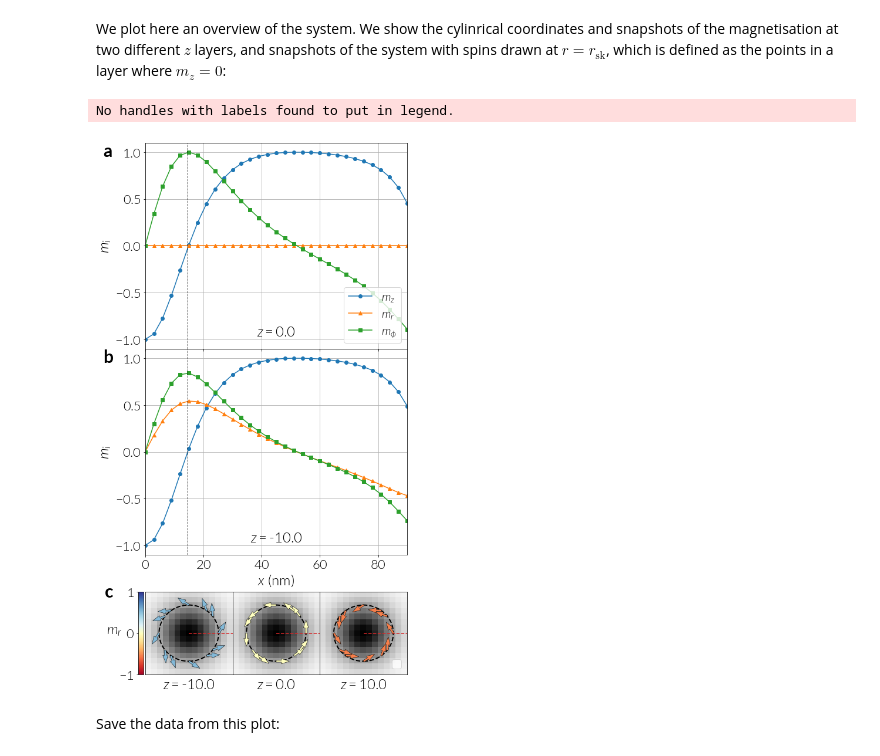
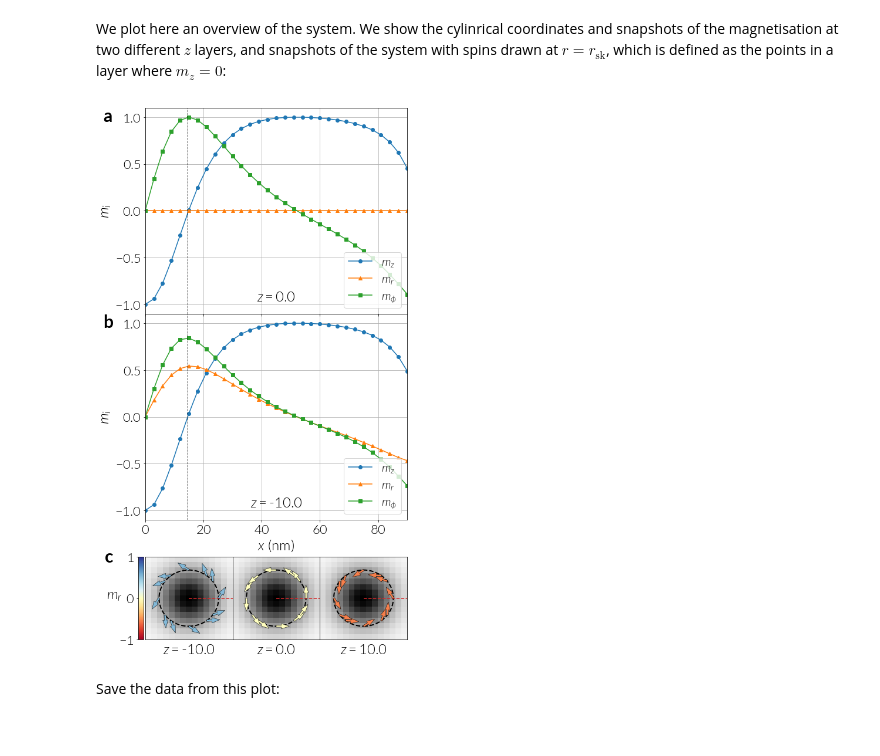
Before and after one commit to fangohr/paper-supplement-standard-problem-dmi, a Jupyter notebook: notebooks/3d_problem_cylinder.ipynb, the cells around one changed output. Saved outputs shown, nothing was run; the diff lists cells and outputs as text; code cells hidden in the pictures.

Commit message:
Updated fig legend

```diff
--- a/notebooks/3d_problem_cylinder.ipynb
+++ b/notebooks/3d_problem_cylinder.ipynb
@@ -348,7 +348,7 @@ axs[1].plot(x_fidimag(0), mphi_fidimag(0), label=r'$m_{\phi}$', marker=marks[2])
 axs[1].axvline(x=r_sk_F, color='k', lw=1, ls='--')
 
 axs[1].grid()
-plt.legend(loc=4)
+axs[1].legend(loc=4)
 axs[1].set_xlim(0, 90)
 axs[1].set_ylim(-1.1, 1.1)
 
@@ -420,35 +420,34 @@ for i, layer in enumerate([0, 5, -1]):
     xl = np.linspace(0, 25, 20)
     axs[i].plot(xl, np.zeros_like(xl), '--C3')
 
 # -----------------------------------------------------------------------------
 # Colorbar of quiver plot to the left of the first snapshot (axes index = 2)
 # Get coordinates and size of axes
 box = axs[2].get_position()
 # Define axes for the colourbar:
 axColor = plt.axes([box.x0 - 0.02, box.y0,
                     0.015, box.height])
 cb = plt.colorbar(axs[2].get_children()[0], cax=axColor, orientation="vertical")
 cb.set_ticks([-1, 0, 1])
 # Put the colorbar labels to the left:
 cb.ax.yaxis.set_ticks_position('left')
 # Specify the colorbar label:
 cb.set_label(r'$m_{r}$', fontsize=24, rotation=0, labelpad=-50, y=0.6)
 
 # -----------------------------------------------------------------------------
 # Label every plot: a, b, c, ...
 for j, i in enumerate(['a', 'b']):
     axs[j].text(-0.16, 1, i, fontweight='bold', fontsize=30,
                 horizontalalignment='left', verticalalignment='top',
                 transform=axs[j].transAxes)
 
 axs[2].text(-0.46, 1.1, 'c', fontweight='bold', fontsize=30,
             horizontalalignment='left', verticalalignment='top',
             transform=axs[2].transAxes)
 
 plt.savefig('result_3d_cylinder.pdf', bbox_inches='tight')
 # %% [output]
-No handles with labels found to put in legend.
-[figure, old version]
+[figure, new version]
 # %% [markdown]
 Save the data from this plot:
 # %%
```
